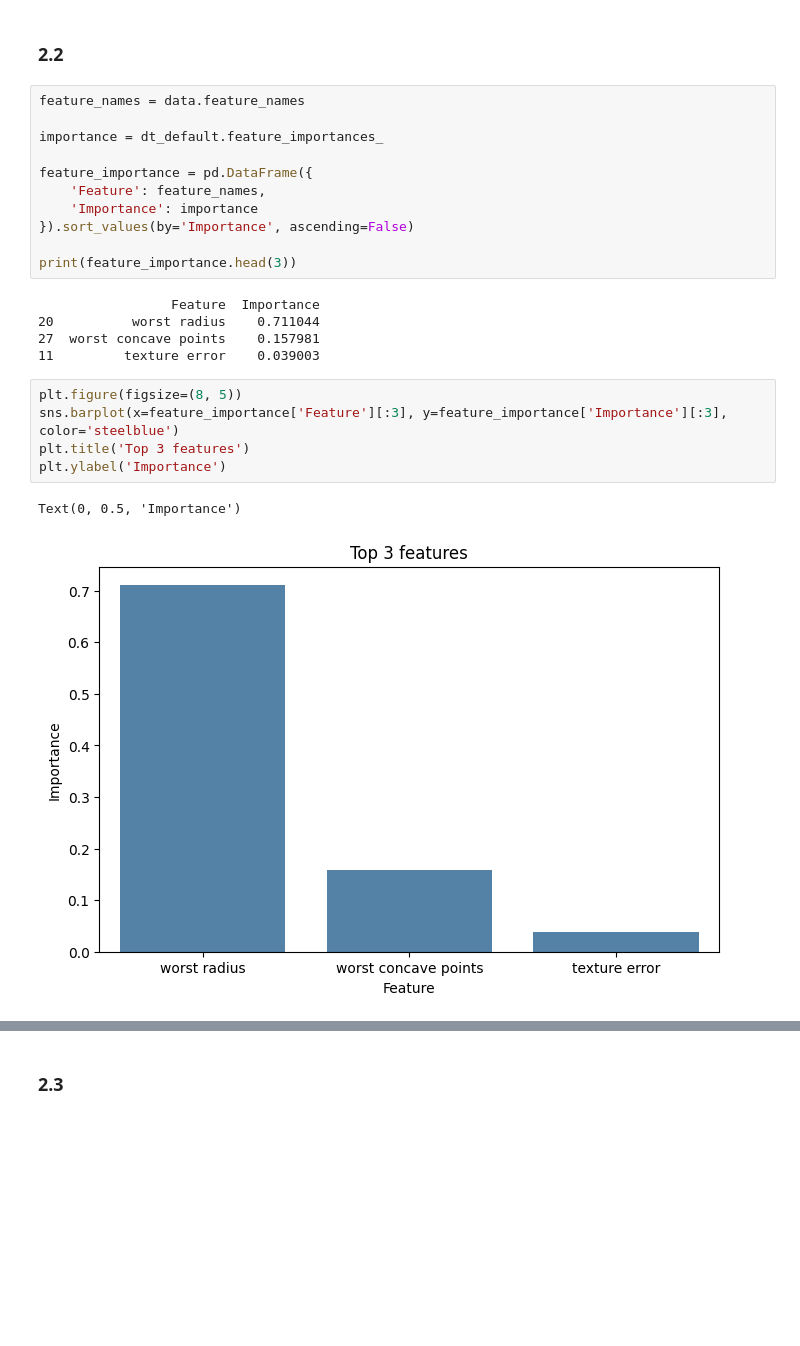
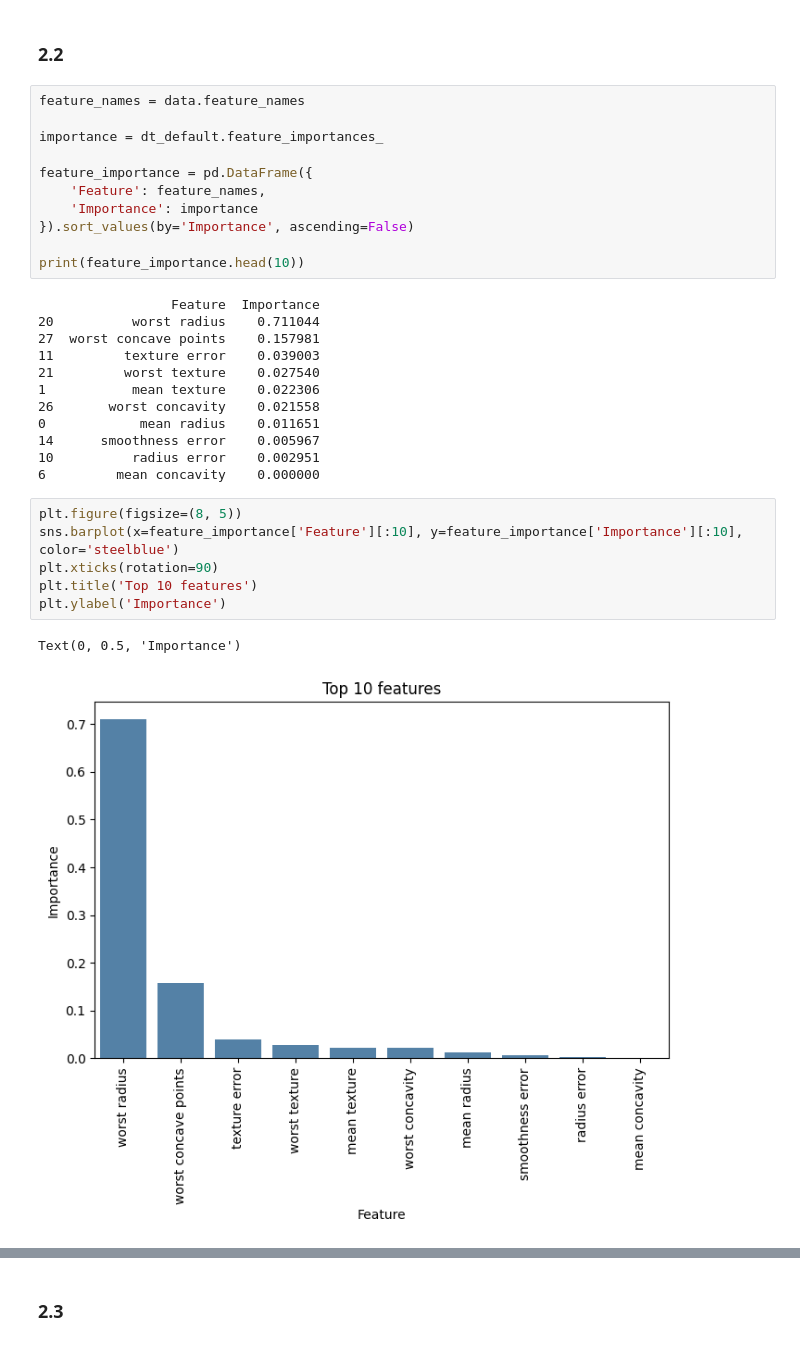
Before and after one commit to Thomabal/machinelearning2, a Jupyter notebook: Oblig2.ipynb, the cells around one changed output, grey strips where cells are left out. Drawn from its saved outputs; the diff is of its cells as text; blank space fills up the shorter version.

```diff
--- a/Oblig2.ipynb
+++ b/Oblig2.ipynb
@@ -130,17 +136,25 @@ feature_importance = pd.DataFrame({
     'Importance': importance
 }).sort_values(by='Importance', ascending=False)
 
-print(feature_importance.head(3))
+print(feature_importance.head(10))
 # %% [output]
                  Feature  Importance
 20          worst radius    0.711044
 27  worst concave points    0.157981
 11         texture error    0.039003
+21         worst texture    0.027540
+1           mean texture    0.022306
+26       worst concavity    0.021558
+0            mean radius    0.011651
+14      smoothness error    0.005967
+10          radius error    0.002951
+6         mean concavity    0.000000
 # %%
 plt.figure(figsize=(8, 5))
-sns.barplot(x=feature_importance['Feature'][:3], y=feature_importance['Importance'][:3], color='steelblue')
-plt.title('Top 3 features')
+sns.barplot(x=feature_importance['Feature'][:10], y=feature_importance['Importance'][:10], color='steelblue')
+plt.xticks(rotation=90)
+plt.title('Top 10 features')
 plt.ylabel('Importance')
 # %% [output]
 Text(0, 0.5, 'Importance')
-[figure, old version]
+[figure, new version]
```
Also changed, not shown: parts of 20 cells of this notebook.
